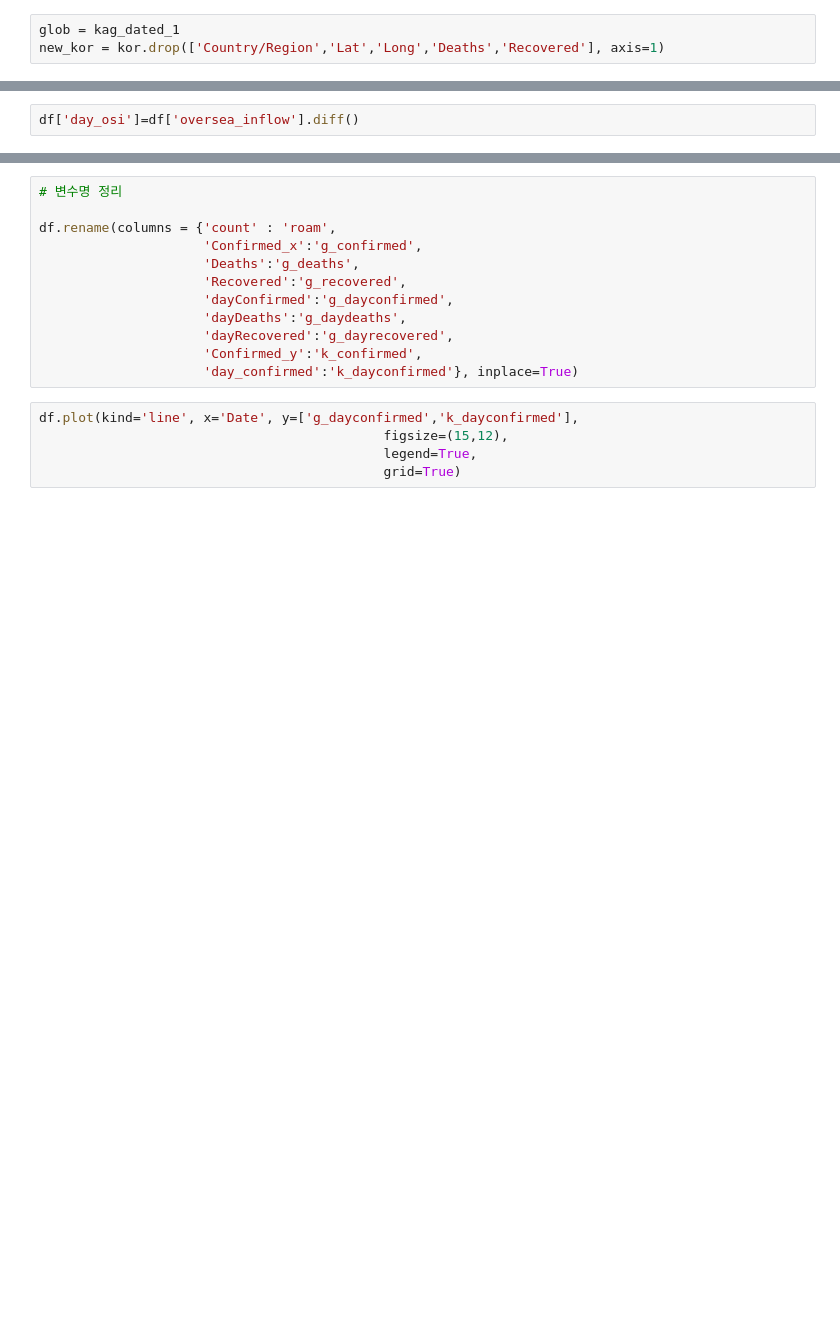
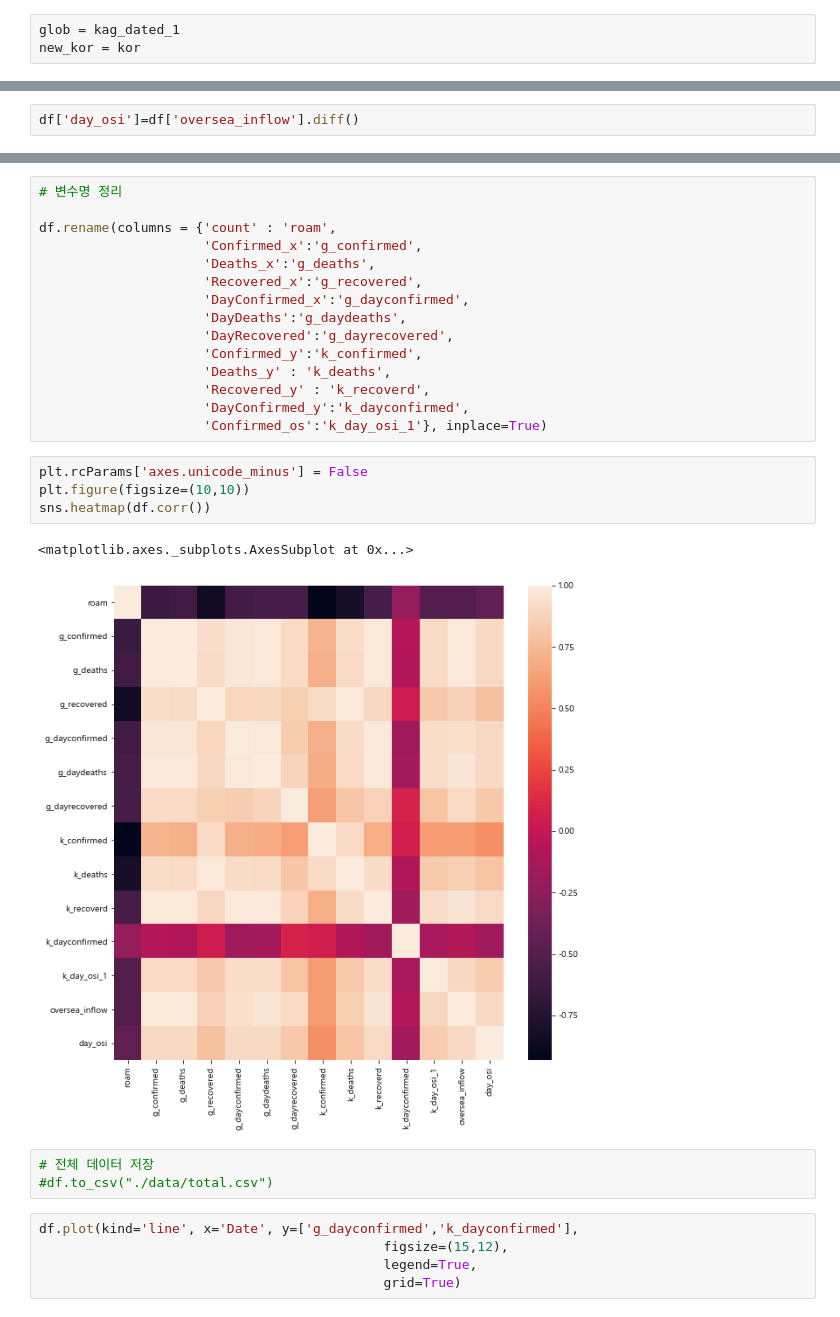
Before and after one commit to Hinterhalter/Post-COVID-19_modeling, a Jupyter notebook: Data_Preprocessing.ipynb, the cells around one changed output, grey strips where cells are left out. Saved outputs shown, nothing was run; the diff lists cells and outputs as text; blank space fills up the shorter version.

```diff
--- a/Data_Preprocessing.ipynb
+++ b/Data_Preprocessing.ipynb
@@ -108,6 +119,6 @@ new_roam = new_roam.groupby(['Date'], as_index=False)['count'].sum()
 # %%
 glob = kag_dated_1
-new_kor = kor.drop(['Country/Region','Lat','Long','Deaths','Recovered'], axis=1)
+new_kor = kor
 # %%
 cov_kor_os = cov_kor[cov_kor['infection_case'] == 'overseas inflow']
 # %%
@@ -169,13 +164,26 @@ df['day_osi']=df['oversea_inflow'].diff()
 
 df.rename(columns = {'count' : 'roam',
                      'Confirmed_x':'g_confirmed',
-                     'Deaths':'g_deaths',
-                     'Recovered':'g_recovered',
-                     'dayConfirmed':'g_dayconfirmed',
-                     'dayDeaths':'g_daydeaths',
-                     'dayRecovered':'g_dayrecovered',
+                     'Deaths_x':'g_deaths',
+                     'Recovered_x':'g_recovered',
+                     'DayConfirmed_x':'g_dayconfirmed',
+                     'DayDeaths':'g_daydeaths',
+                     'DayRecovered':'g_dayrecovered',
                      'Confirmed_y':'k_confirmed',
-                     'day_confirmed':'k_dayconfirmed'}, inplace=True)
+                     'Deaths_y' : 'k_deaths',
+                     'Recovered_y' : 'k_recoverd',
+                     'DayConfirmed_y':'k_dayconfirmed',
+                     'Confirmed_os':'k_day_osi_1'}, inplace=True)
+# %%
+plt.rcParams['axes.unicode_minus'] = False
+plt.figure(figsize=(10,10))
+sns.heatmap(df.corr())
+# %% [output]
+<matplotlib.axes._subplots.AxesSubplot at 0x...>
+[figure, added]
+# %%
+# 전체 데이터 저장
+#df.to_csv("./data/total.csv")
 # %%
 df.plot(kind='line', x='Date', y=['g_dayconfirmed','k_dayconfirmed'],
                                             figsize=(15,12),
```
Also changed, not shown: parts of 6 cells of this notebook, 2 other files.
